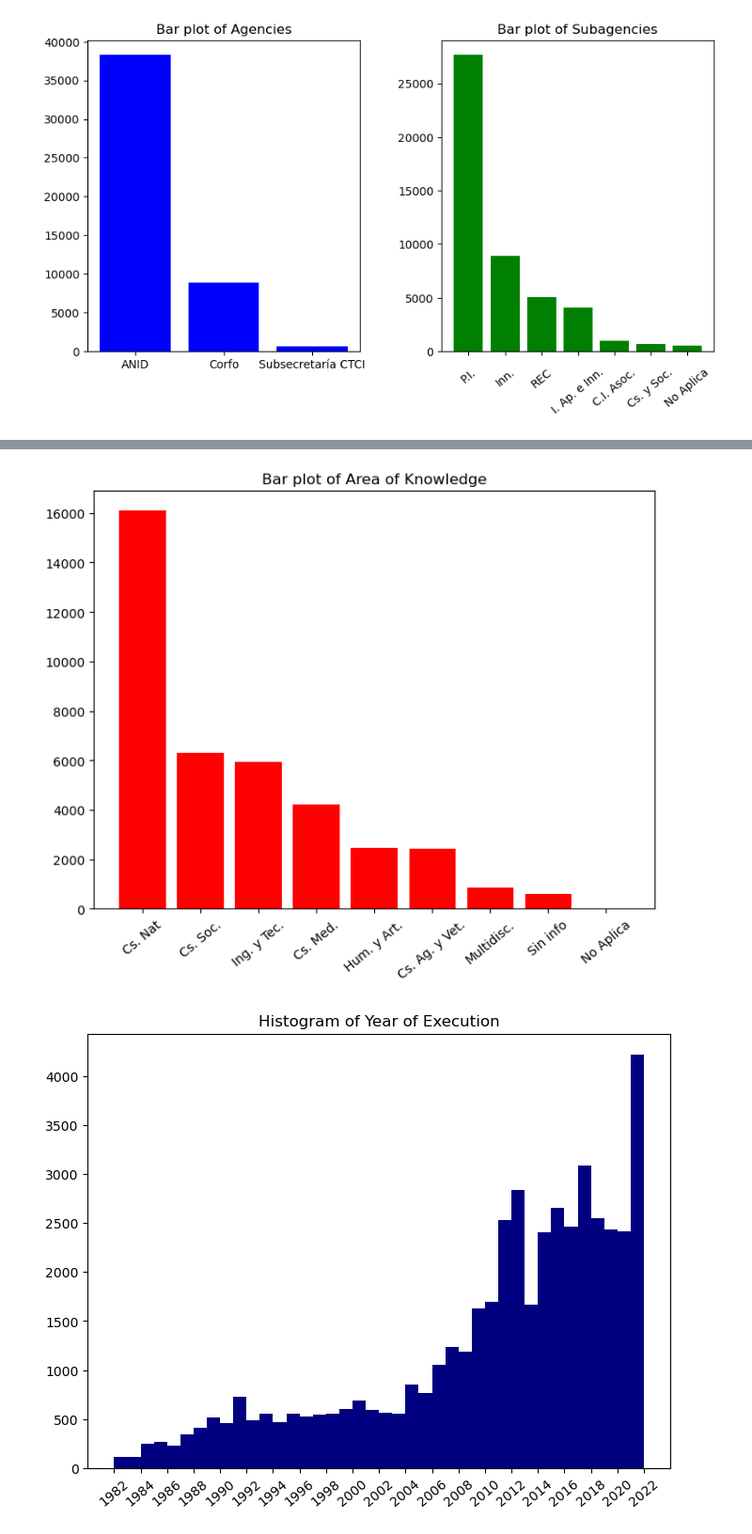
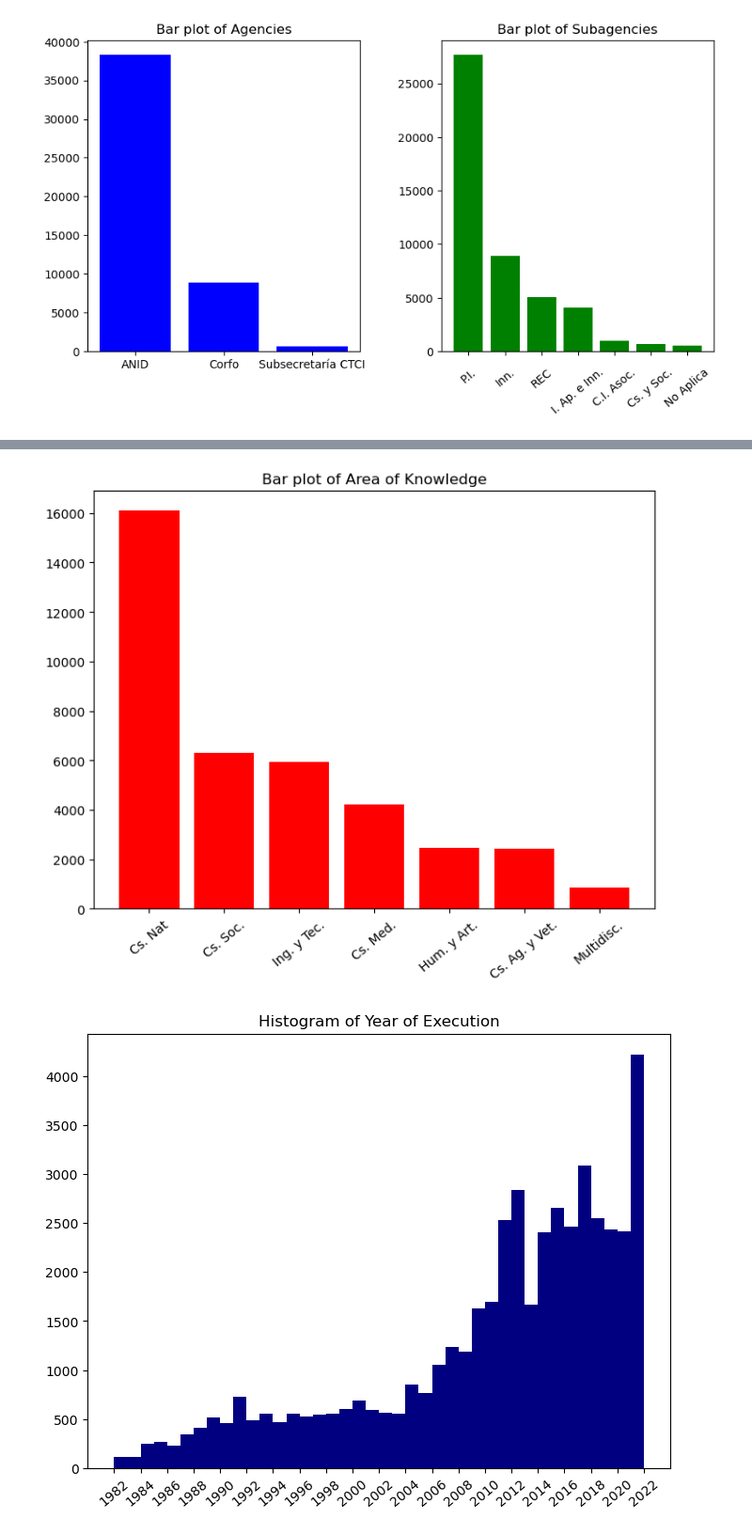
Before and after one commit to Claudio-AhumadaL/Science-and-Technology-in-Chile--State-funding-between-1982-and-2022, a Jupyter notebook: Science and Technology Projects - Funding Awarded by Chilean State between 1982 and 2022.ipynb, the cells around one changed output, grey strips where cells are left out. Shown at 94% size. Drawn from its saved outputs; the diff is of its cells as text; code cells hidden in the pictures.

```diff
--- a/Science and Technology Projects - Funding Awarded by Chilean State between 1982 and 2022.ipynb
+++ b/Science and Technology Projects - Funding Awarded by Chilean State between 1982 and 2022.ipynb
@@ -204,17 +215,17 @@ plt.show()
 # %%
 # Descriptive Analysis, Barplot - Area of Knowledge
 
-aok_counts = sf_data.AreaConocimiento.value_counts()
+aok_counts = sf_data[(sf_data['AreaConocimiento'] != 'Sin información') & (sf_data['AreaConocimiento'] != 'No Aplica')].AreaConocimiento.value_counts()
 
 plt.figure(figsize=(8,6))
 ax_1 = plt.bar(aok_counts.index, aok_counts.values, color='red')
 plt.title('Bar plot of Area of Knowledge')
-aok_ticks = [0, 1, 2, 3, 4, 5, 6, 7, 8]
-aok_labels = ['Cs. Nat', 'Cs. Soc.', 'Ing. y Tec.', 'Cs. Med.', 'Hum. y Art.', 'Cs. Ag. y Vet.', 'Multidisc.', 'Sin info', 'No Aplica']
+aok_ticks = [0, 1, 2, 3, 4, 5, 6]
+aok_labels = ['Cs. Nat', 'Cs. Soc.', 'Ing. y Tec.', 'Cs. Med.', 'Hum. y Art.', 'Cs. Ag. y Vet.', 'Multidisc.']
 plt.xticks(ticks = aok_ticks, labels = aok_labels, rotation=40)
 plt.show()
 # %% [output]
-[figure, old version]
+[figure, new version]
 # %%
 # Descriptive Analysis, Histogram - Year of Execution
 
```
Also changed, not shown: parts of 1 cell of this notebook.
